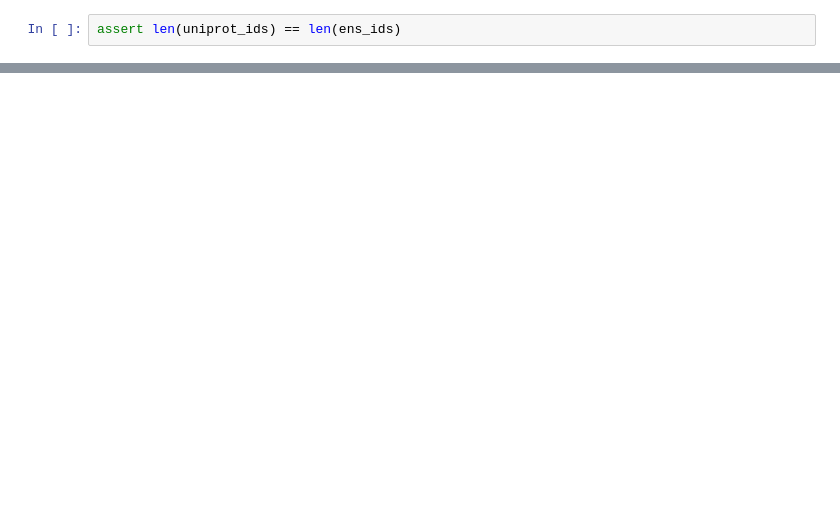
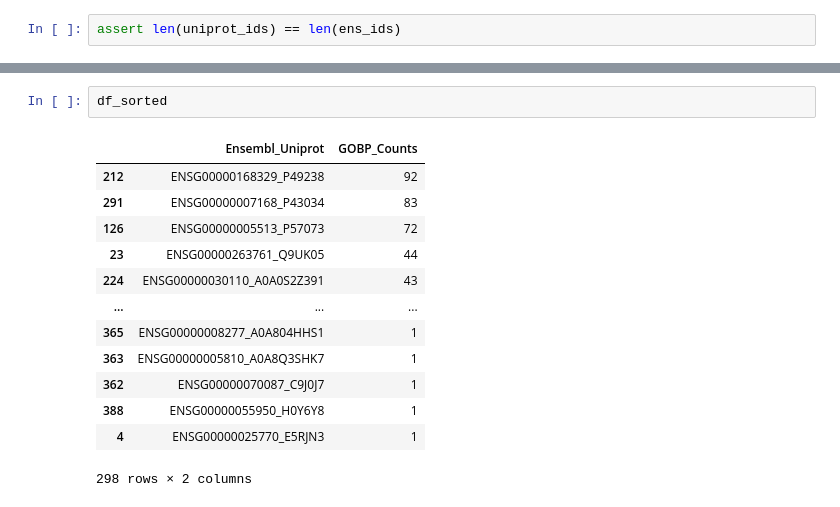
Before and after one commit to briannaflynn/gene_embedding_analysis, a Jupyter notebook: gobp_counts.ipynb, the cells around one changed output, grey strips where cells are left out. Saved outputs shown, nothing was run; the diff lists cells and outputs as text; blank space fills up the shorter version.

```diff
--- a/gobp_counts.ipynb
+++ b/gobp_counts.ipynb
@@ -138,0 +170,16 @@ count_dict
+# %%
+df_sorted
+# %% [output]
+|  | Ensembl_Uniprot | GOBP_Counts |
+| 212 | ENSG00000168329_P49238 | 92 |
+| 291 | ENSG00000007168_P43034 | 83 |
+| 126 | ENSG00000005513_P57073 | 72 |
+| 23 | ENSG00000263761_Q9UK05 | 44 |
+| 224 | ENSG00000030110_A0A0S2Z391 | 43 |
+| ... | ... | ... |
+| 365 | ENSG00000008277_A0A804HHS1 | 1 |
+| 363 | ENSG00000005810_A0A8Q3SHK7 | 1 |
+| 362 | ENSG00000070087_C9J0J7 | 1 |
+| 388 | ENSG00000055950_H0Y6Y8 | 1 |
+| 4 | ENSG00000025770_E5RJN3 | 1 |
+298 rows × 2 columns
```
Also changed, not shown: parts of 20 cells of this notebook.
